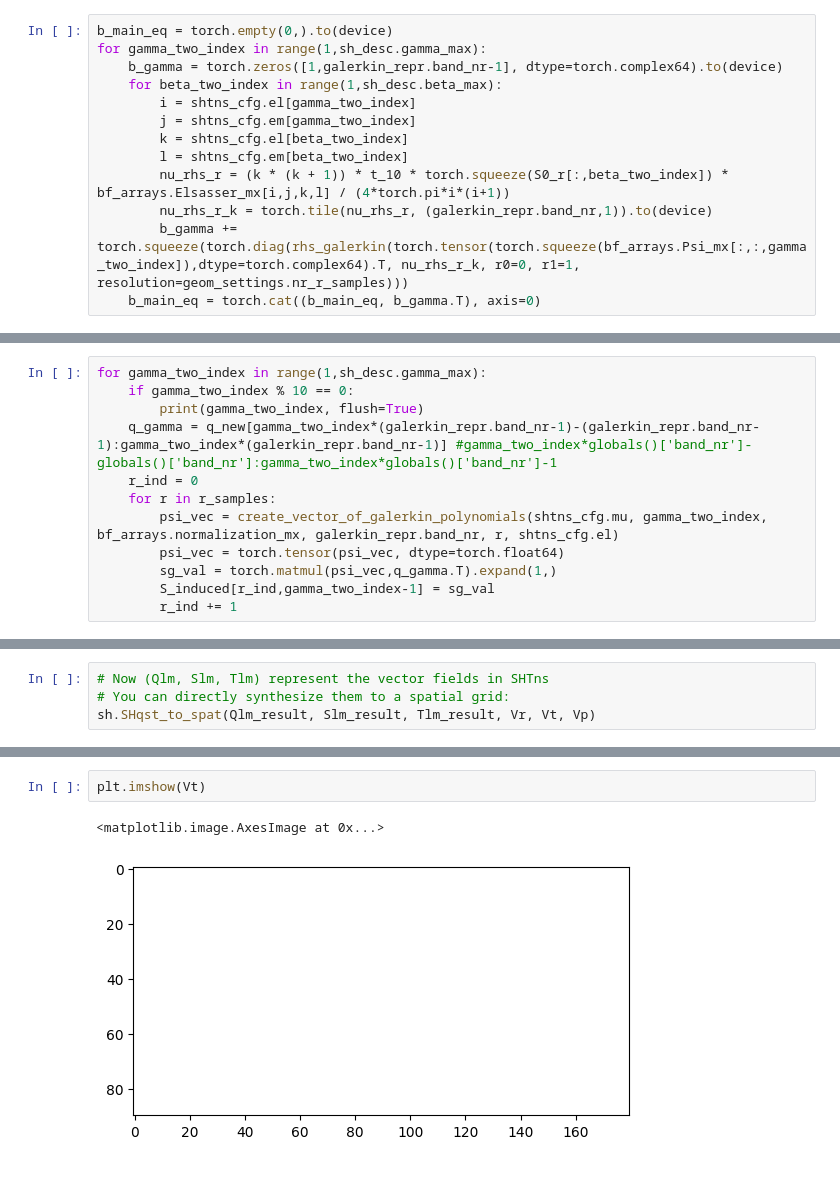
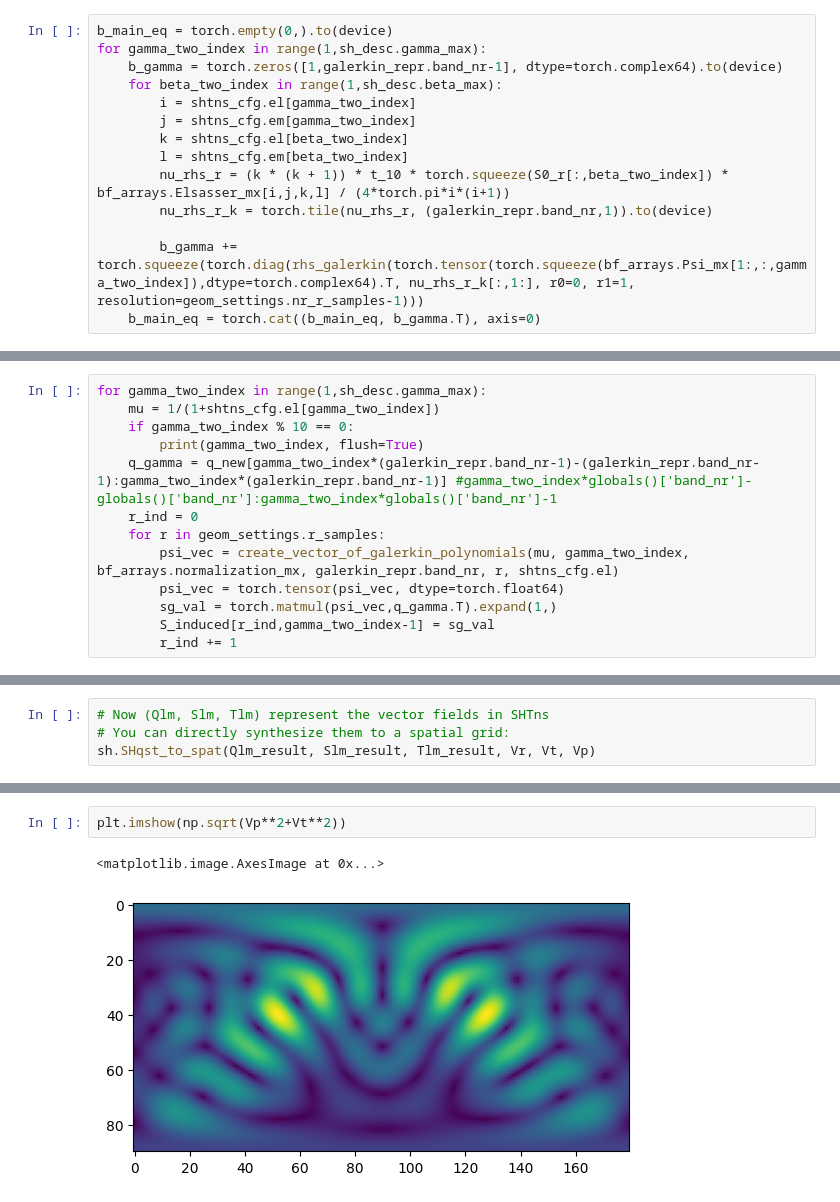
Before and after one commit to lukacskuslits/kuslits-et-al-current-loops, a Jupyter notebook: moving-sources-gpu/Compute-approx-coeffs-galerkin-shtns.ipynb, the cells around one changed output, grey strips where cells are left out. Cells and saved outputs as stored; diff of their text form.

Commit message:
debugging galerkin computation

```diff
--- a/moving-sources-gpu/Compute-approx-coeffs-galerkin-shtns.ipynb
+++ b/moving-sources-gpu/Compute-approx-coeffs-galerkin-shtns.ipynb
@@ -950,7 +948,8 @@ for gamma_two_index in range(1,sh_desc.gamma_max):
         l = shtns_cfg.em[beta_two_index]
         nu_rhs_r = (k * (k + 1)) * t_10 * torch.squeeze(S0_r[:,beta_two_index]) * bf_arrays.Elsasser_mx[i,j,k,l] / (4*torch.pi*i*(i+1))
         nu_rhs_r_k = torch.tile(nu_rhs_r, (galerkin_repr.band_nr,1)).to(device)
-        b_gamma += torch.squeeze(torch.diag(rhs_galerkin(torch.tensor(torch.squeeze(bf_arrays.Psi_mx[:,:,gamma_two_index]),dtype=torch.complex64).T, nu_rhs_r_k, r0=0, r1=1, resolution=geom_settings.nr_r_samples)))
+
+        b_gamma += torch.squeeze(torch.diag(rhs_galerkin(torch.tensor(torch.squeeze(bf_arrays.Psi_mx[1:,:,gamma_two_index]),dtype=torch.complex64).T, nu_rhs_r_k[:,1:], r0=0, r1=1, resolution=geom_settings.nr_r_samples-1)))
     b_main_eq = torch.cat((b_main_eq, b_gamma.T), axis=0)
 # %%
 shape_mx = torch.empty(0,(galerkin_repr.band_nr-1)*(sh_desc.gamma_max-1)).to(device)
@@ -991,12 +1010,13 @@ q_new = torch.tensor(q[:-(b_value_boundary_gamma.shape[0])], dtype=torch.float64
 S_induced = torch.zeros([geom_settings.nr_r_samples,sh_desc.gamma_max]).to(device)
 # %%
 for gamma_two_index in range(1,sh_desc.gamma_max):
+    mu = 1/(1+shtns_cfg.el[gamma_two_index])
     if gamma_two_index % 10 == 0:
         print(gamma_two_index, flush=True)
     q_gamma = q_new[gamma_two_index*(galerkin_repr.band_nr-1)-(galerkin_repr.band_nr-1):gamma_two_index*(galerkin_repr.band_nr-1)] #gamma_two_index*globals()['band_nr']-globals()['band_nr']:gamma_two_index*globals()['band_nr']-1
     r_ind = 0
-    for r in r_samples:
-        psi_vec = create_vector_of_galerkin_polynomials(shtns_cfg.mu, gamma_two_index, bf_arrays.normalization_mx, galerkin_repr.band_nr, r, shtns_cfg.el)
+    for r in geom_settings.r_samples:
+        psi_vec = create_vector_of_galerkin_polynomials(mu, gamma_two_index, bf_arrays.normalization_mx, galerkin_repr.band_nr, r, shtns_cfg.el)
         psi_vec = torch.tensor(psi_vec, dtype=torch.float64)
         sg_val = torch.matmul(psi_vec,q_gamma.T).expand(1,)
         S_induced[r_ind,gamma_two_index-1] = sg_val
@@ -1035,5 +1060,5 @@ sh.SHqst_to_spat(Qlm_result, Slm_result, Tlm_result, Vr, Vt, Vp)
 # %%
-plt.imshow(Vt)
+plt.imshow(np.sqrt(Vp**2+Vt**2))
 # %% [output]
 <matplotlib.image.AxesImage at 0x...>
-[figure, old version]
+[figure, new version]
```
Also changed, not shown: parts of 9 cells of this notebook.
